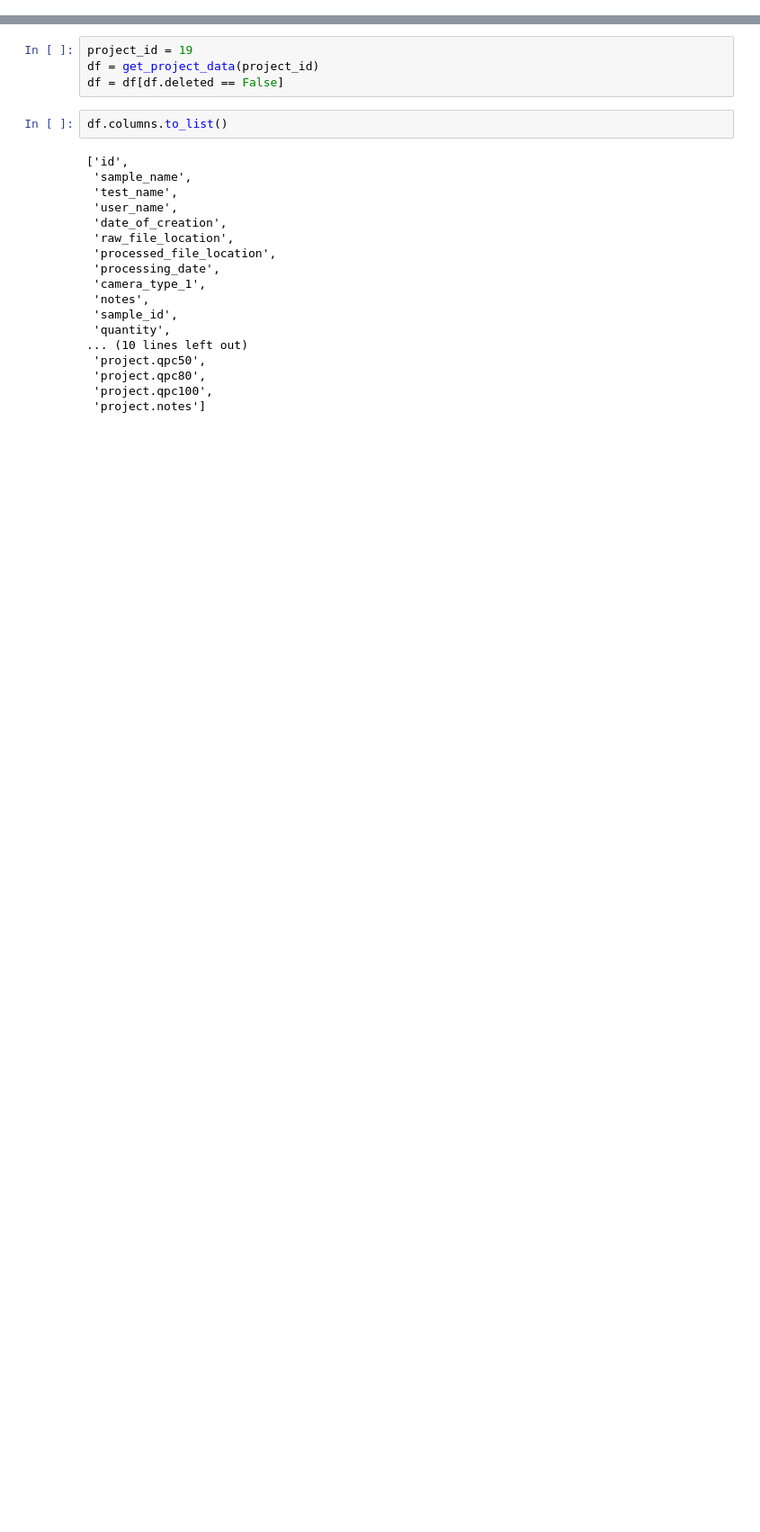
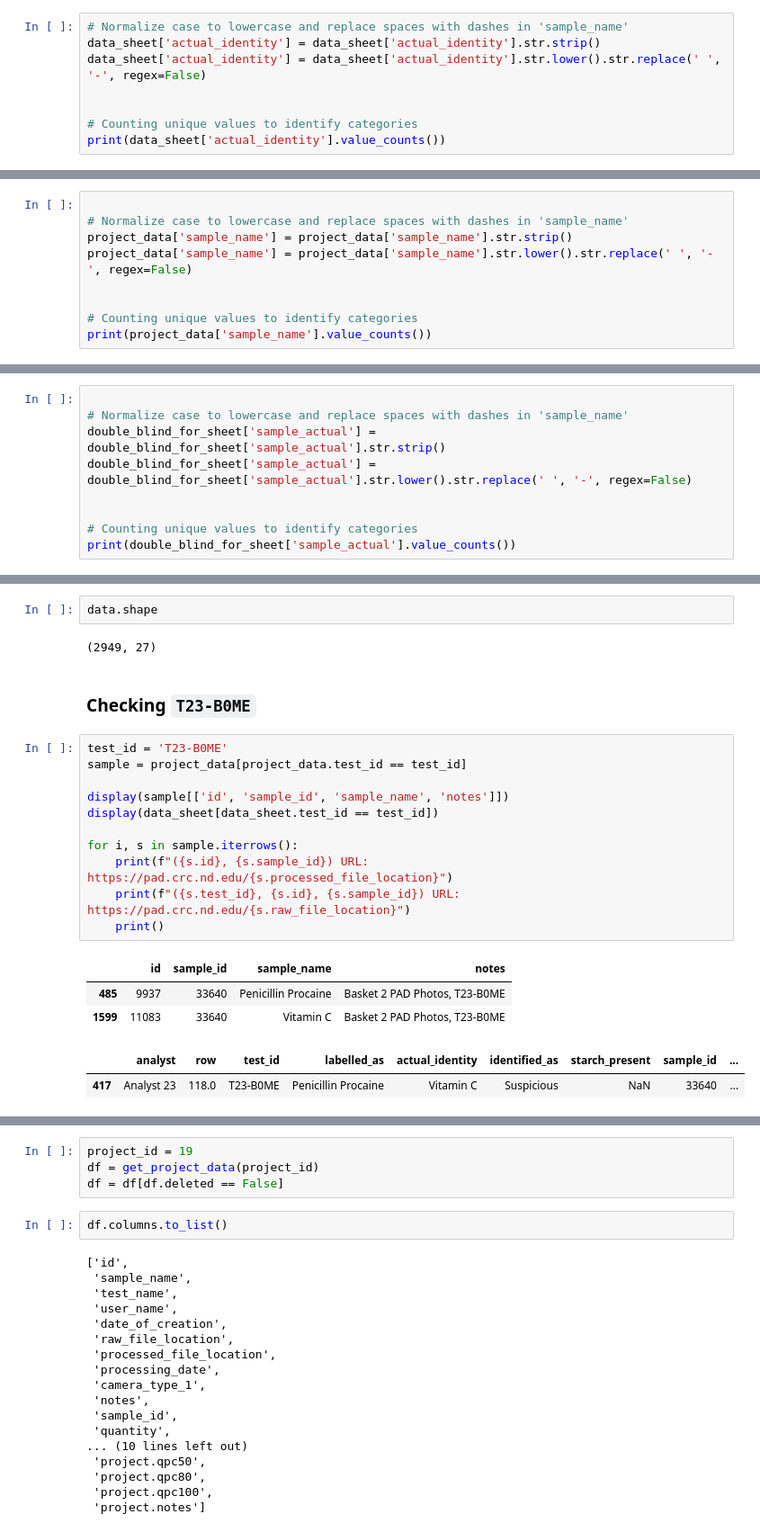
Before and after one commit to PaperAnalyticalDeviceND/pad_dataset_registry, a Jupyter notebook: nbs/DATASET__MSH-Tanzania/EXP__project-MSH-Tanzania-id-19-complete.ipynb, the cells around one changed output, grey strips where cells are left out. Shown at 90% size. Saved outputs shown, nothing was run; the diff lists cells and outputs as text; blank space fills up the shorter version.

```diff
--- a/nbs/DATASET__MSH-Tanzania/EXP__project-MSH-Tanzania-id-19.ipynb
+++ b/nbs/DATASET__MSH-Tanzania/EXP__project-MSH-Tanzania-id-19-complete.ipynb
@@ -22,0 +286,8 @@ def get_project_data(project_id):
+# %%
+# Normalize case to lowercase and replace spaces with dashes in 'sample_name'
+data_sheet['actual_identity'] = data_sheet['actual_identity'].str.strip()
+data_sheet['actual_identity'] = data_sheet['actual_identity'].str.lower().str.replace(' ', '-', regex=False)
+
+
+# Counting unique values to identify categories
+print(data_sheet['actual_identity'].value_counts())
@@ -22,0 +319,9 @@ def get_project_data(project_id):
+# %%
+
+# Normalize case to lowercase and replace spaces with dashes in 'sample_name'
+project_data['sample_name'] = project_data['sample_name'].str.strip()
+project_data['sample_name'] = project_data['sample_name'].str.lower().str.replace(' ', '-', regex=False)
+
+
+# Counting unique values to identify categories
+print(project_data['sample_name'].value_counts())
@@ -22,0 +350,9 @@ def get_project_data(project_id):
+# %%
+
+# Normalize case to lowercase and replace spaces with dashes in 'sample_name'
+double_blind_for_sheet['sample_actual'] = double_blind_for_sheet['sample_actual'].str.strip()
+double_blind_for_sheet['sample_actual'] = double_blind_for_sheet['sample_actual'].str.lower().str.replace(' ', '-', regex=False)
+
+
+# Counting unique values to identify categories
+print(double_blind_for_sheet['sample_actual'].value_counts())
@@ -22,0 +504,23 @@ def get_project_data(project_id):
+# %%
+data.shape
+# %% [output]
+(2949, 27)
+# %% [markdown]
+### Checking `T23-B0ME`
+# %%
+test_id = 'T23-B0ME'
+sample = project_data[project_data.test_id == test_id]
+
+display(sample[['id', 'sample_id', 'sample_name', 'notes']])
+display(data_sheet[data_sheet.test_id == test_id])
+
+for i, s in sample.iterrows():
+    print(f"({s.id}, {s.sample_id}) URL: https://pad.crc.nd.edu/{s.processed_file_location}")
+    print(f"({s.test_id}, {s.id}, {s.sample_id}) URL: https://pad.crc.nd.edu/{s.raw_file_location}")
+    print()
+# %% [output]
+|  | id | sample_id | sample_name | notes |
+| 485 | 9937 | 33640 | Penicillin Procaine | Basket 2 PAD Photos, T23-B0ME |
+| 1599 | 11083 | 33640 | Vitamin C | Basket 2 PAD Photos, T23-B0ME |
+|  | analyst | row | test_id | labelled_as | actual_identity | identified_as | starch_present | sample_id | ... |
+| 417 | Analyst 23 | 118.0 | T23-B0ME | Penicillin Procaine | Vitamin C | Suspicious | NaN | 33640 | ... |
```
Also changed, not shown: parts of 47 cells of this notebook, 14 other files.
